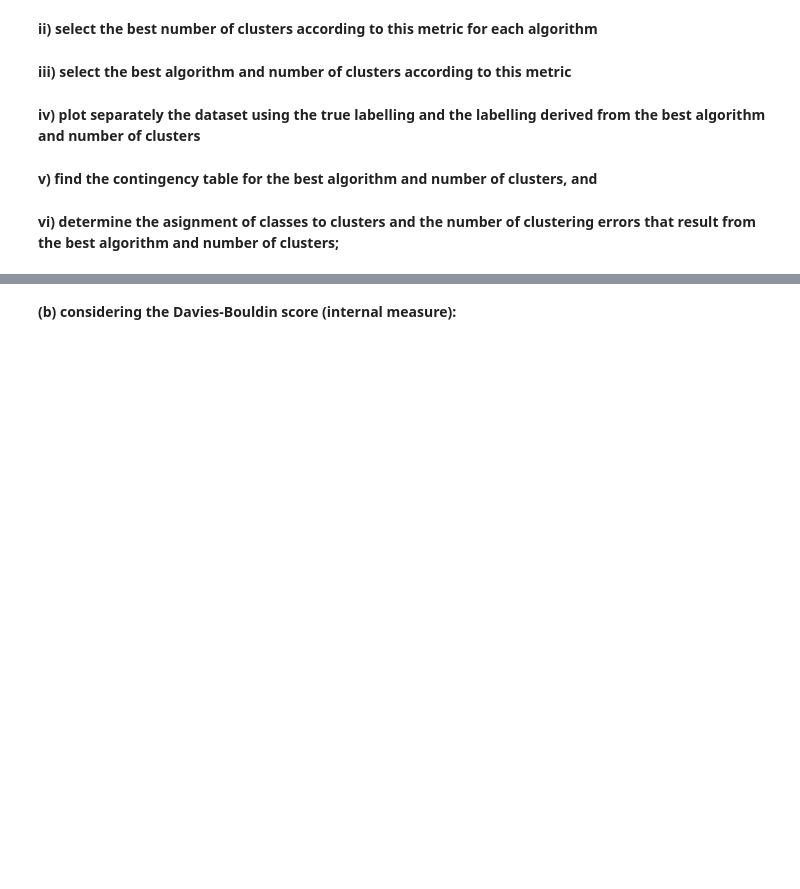
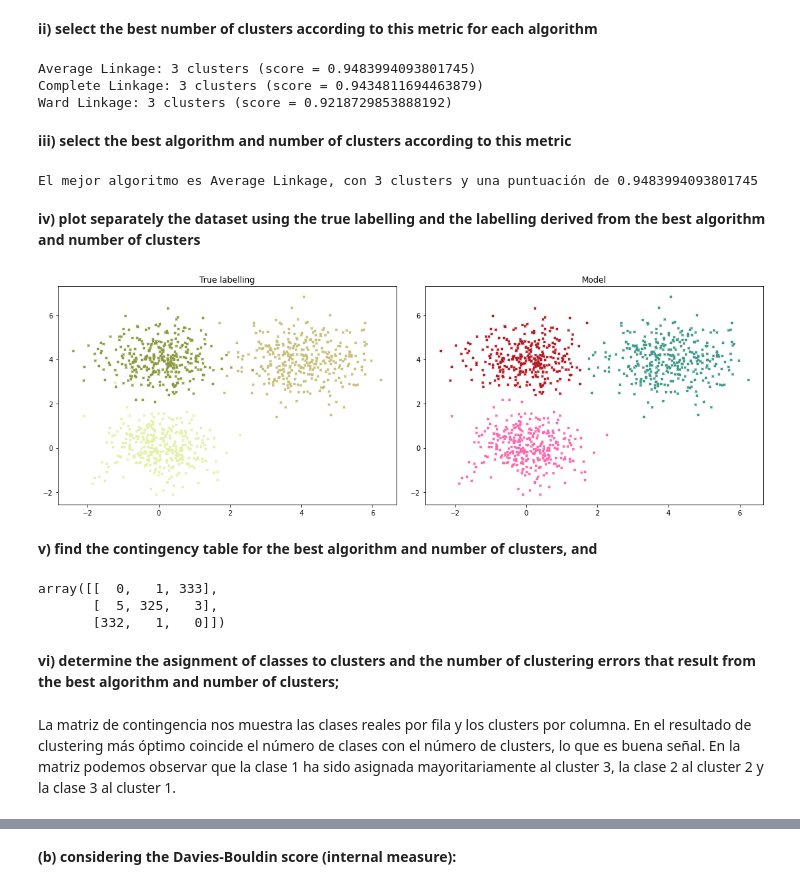
Before and after one commit to CGDavid/ML_2_P4, a Jupyter notebook: H4.ipynb, the cells around one changed output, grey strips where cells are left out. Drawn from its saved outputs; the diff is of its cells as text; code cells hidden in the pictures; blank space fills up the shorter version.

Commit message:
v-measure

```diff
--- a/H4.ipynb
+++ b/H4.ipynb
@@ -95,10 +98,11 @@ for n_clusters in number_of_cluster_list:
 # %% [markdown]
 **i) calculate the metric value for all cases**
 # %%
+# Iteramos sobre los modelos almacenados anteriormente en el diccionario clustering_models_by_n
 for n_clusters, clustering_algorithms in clustering_models_by_n.items():
     print(f'{str(n_clusters)} clusters:')
     for name, model in clustering_algorithms:
-        v_measure = v_measure_score(X, model.labels_)
-        print(f'\t{name}: {str(v_measure)}')
+        v_score = v_measure_score(y, model.labels_)
+        print(f'\t{name}: {str(v_score)}')
 
     print()
@@ -105,12 +129,86 @@ for n_clusters, clustering_algorithms in clustering_models_by_n.items():
 # %% [markdown]
 **ii) select the best number of clusters according to this metric for each algorithm**
+# %%
+# Cuanto más alto es el valor del V measure, más homogeneos y completos serán los clusters
+# (recordemos que es la media harmónica entre las medidas de completitud y homogeneidad)
+
+# Creamos un diccionario cuya key será el modelo y su valor una tupla con el
+# número de clusters más óptimo y su v_score
+best_n_clusters_by_model = {}
+
+for n_clusters, clustering_algorithms in clustering_models_by_n.items():
+    for name, model in clustering_algorithms:
+        v_score = v_measure_score(y, model.labels_)
+
+        if name not in best_n_clusters_by_model:
+            # Inicializamos el diccionario
+            best_n_clusters_by_model[name] = (n_clusters, v_score)
+        else:
+            # Si es mejor candidato, lo añadimos al diccionario
+            if best_n_clusters_by_model[name][1] < v_score:
+                best_n_clusters_by_model[name] = (n_clusters, v_score)
+
+# Mostramos el resultado
+for name, tuple in best_n_clusters_by_model.items():
+    print(f'{name}: {tuple[0]} clusters (score = {tuple[1]})')
+# %% [output]
+Average Linkage: 3 clusters (score = 0.9483994093801745)
+Complete Linkage: 3 clusters (score = 0.9434811694463879)
+Ward Linkage: 3 clusters (score = 0.9218729853888192)
 # %% [markdown]
 **iii) select the best algorithm and number of clusters according to this metric**
+# %%
+# Partimos del resultado del apartado anterior
+best_result = ()
+
+for name, tuple in best_n_clusters_by_model.items():
+    if not best_result:
+        # Si aún no tenemos candidato, añadimos el actual
+        best_result = (name, tuple[0], tuple[1])
+    else:
+        if best_result[2] < tuple[1]:
+            # Si el resultado es menor (más óptimo) lo guardamos en best_result
+            best_result = (name, tuple[0], tuple[1])
+
+optimal_algorithm_name = best_result[0]
+optimal_n_clusters = best_result[1]
+optimal_v_score = best_result[2]
+
+print(f"El mejor algoritmo es {optimal_algorithm_name}, con {optimal_n_clusters} clusters y una puntuación de {optimal_v_score}")
+# %% [output]
+El mejor algoritmo es Average Linkage, con 3 clusters y una puntuación de 0.9483994093801745
 # %% [markdown]
 **iv) plot separately the dataset using the true labelling and the labelling derived from the best algorithm
 and number of clusters**
+# %%
+f, axs = plt.subplots(1, 2, figsize = (15, 5))
+f.tight_layout()
+
+# Recuperamos el modelo que corresponde al mejor resultado
+optimal_model = clustering_models_by_n[optimal_n_clusters][[0] == optimal_algorithm_name][1]
+optimal_labels = optimal_model.labels_
+distinct_labels = list(set(y))
+
+for label in distinct_labels:
+    # Etiquetas reales
+    axs[0].scatter(X[y == label, 0], X[y == label, 1], s = 10, marker = 'x', color = np.random.rand(3,))
+    axs[0].set_title("True labelling")
+
+    # Etiquetas provenientes del modelo
+    axs[1].scatter(X[optimal_labels == label, 0], X[optimal_labels == label, 1], s = 10, marker = 'x', color = np.random.rand(3,))
+    axs[1].set_title("Model")
+# %% [output]
+[figure, added]
 # %% [markdown]
 **v) find the contingency table for the best algorithm and number of clusters, and**
+# %%
+contingency_matrix(y, optimal_labels)
+# %% [output]
+array([[  0,   1, 333],
+       [  5, 325,   3],
+       [332,   1,   0]])
 # %% [markdown]
 **vi) determine the asignment of classes to clusters and the number of clustering errors that result from the
 best algorithm and number of clusters;**
+# %% [markdown]
+La matriz de contingencia nos muestra las clases reales por fila y los clusters por columna. En el resultado de clustering más óptimo coincide el número de clases con el número de clusters, lo que es buena señal. En la matriz podemos observar que la clase 1 ha sido asignada mayoritariamente al cluster 3, la clase 2 al cluster 2 y la clase 3 al cluster 1.
```
Also changed, not shown: parts of 10 cells of this notebook.
